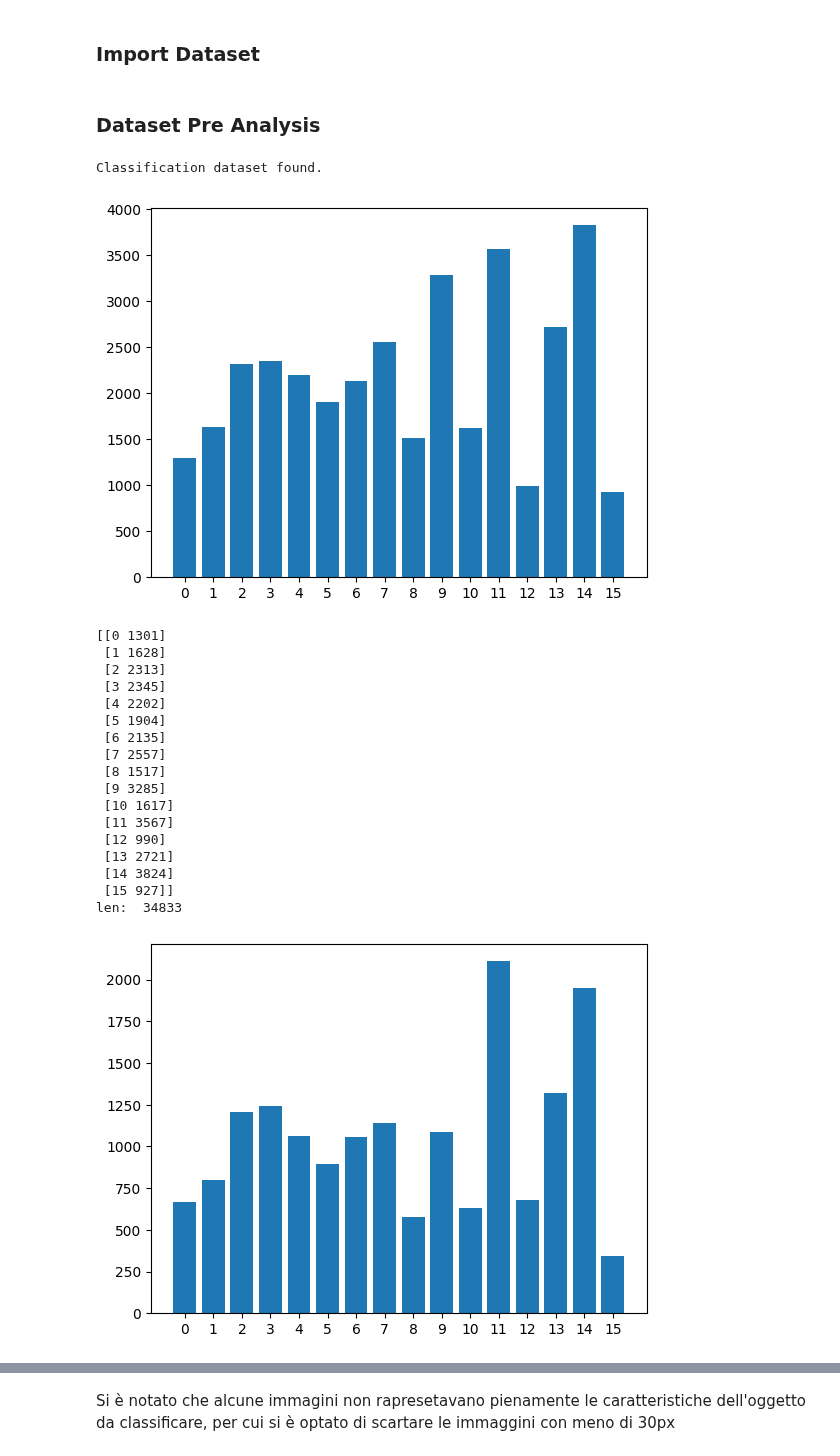
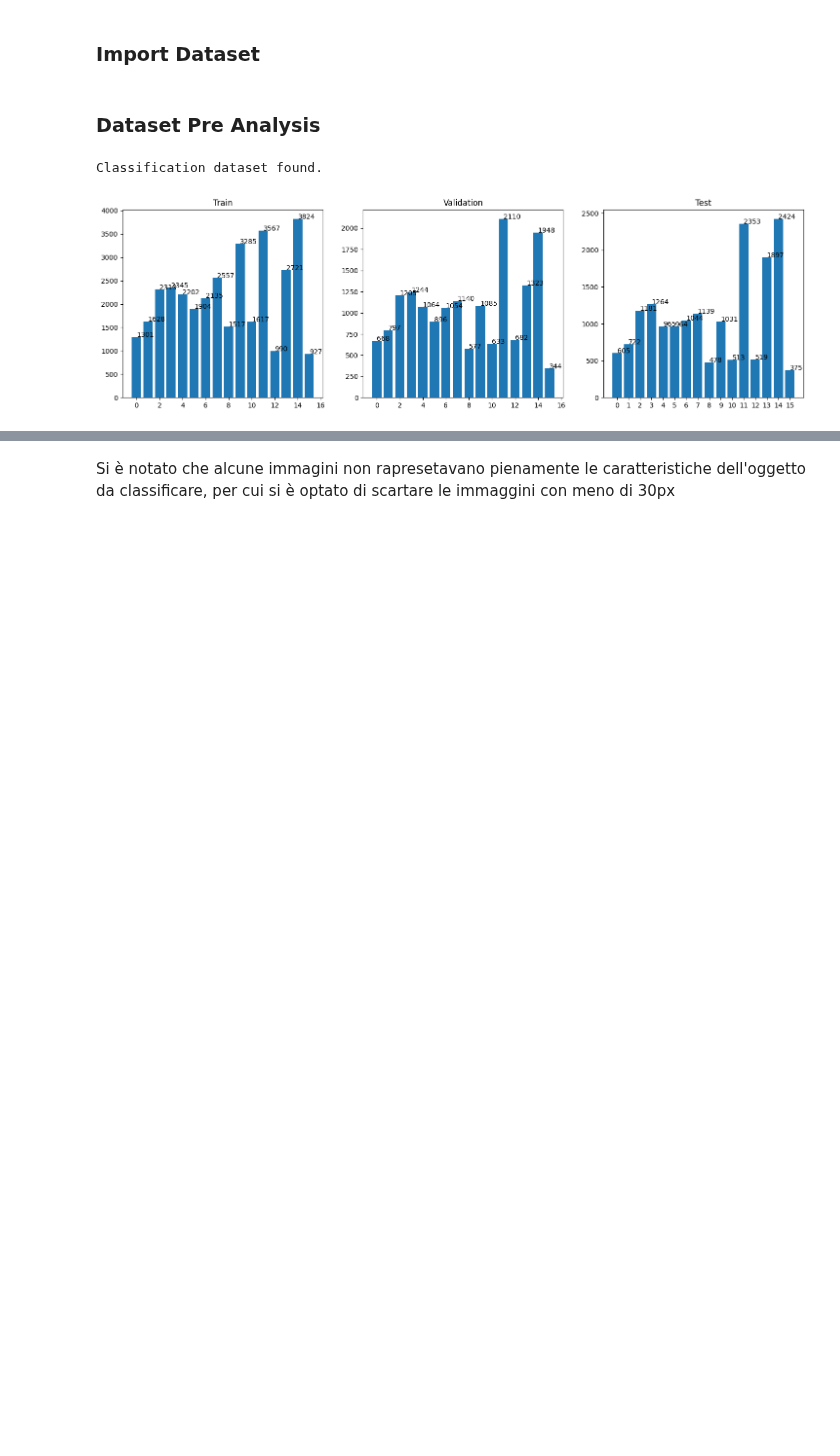
Before and after one commit to wredan/deep-learning-project, a Jupyter notebook: domain_adapt_notebook.ipynb, the cells around one changed output, grey strips where cells are left out. Saved outputs shown, nothing was run; the diff lists cells and outputs as text; code cells hidden in the pictures; blank space fills up the shorter version.

Commit message:
feat(preanalysis): add some style to preanalysis plots

```diff
--- a/domain_adapt_notebook.ipynb
+++ b/domain_adapt_notebook.ipynb
@@ -225,23 +225,26 @@ class CulturalSiteDataModule(pl.LightningDataModule):
         if stage == CulturalSiteDataModule.TEST_STAGE or stage == CulturalSiteDataModule.ALL_STAGE:
             self.cultural_site_test = CulturalSiteDataset(dataset_stage=CulturalSiteDataset.TEST, dataset_type=self.dataset_type, transform=self.transform)
 
-    def train_preanalysis(self):
-        self.__ds_preanalysis(self.cultural_site_train)
+    def train_preanalysis(self, subplot, title):
+        return self.__ds_preanalysis(self.cultural_site_train, subplot, title)
 
-    def val_preanalysis(self):
-        self.__ds_preanalysis(self.cultural_site_val)
+    def val_preanalysis(self, subplot, title):
+        return self.__ds_preanalysis(self.cultural_site_val, subplot, title)
 
-    def test_preanalysis(self):
-        self.__ds_preanalysis(self.cultural_site_test)
+    def test_preanalysis(self, subplot, title):
+        return self.__ds_preanalysis(self.cultural_site_test, subplot, title)
 
-    def __ds_preanalysis(self, dataset: CulturalSiteDataset):
+    def __ds_preanalysis(self, dataset: CulturalSiteDataset, subplot, title):
         image_dataset = dataset.get_image_dataset()
         unique, counts = np.unique(image_dataset[:, 2], return_counts=True)
-        plt.bar(unique, counts)
+        subplot.bar(unique, counts)
         plt.xticks(unique.astype(np.float32))
-        plt.show()
-        print(np.column_stack((unique,counts)))
-        print("len: ", len(image_dataset))
+        for index, value in enumerate(list(counts)):
+            subplot.text(index, value, str(value))
+        subplot.set_title(title)
+        return subplot
+        # print(np.column_stack((unique,counts)))
+        # print("len: ", len(image_dataset))
 
     def filter_train(self):
         self.cultural_site_train.filter_dataset()
@@ -287,26 +290,11 @@ dm.setup(CulturalSiteDataModule.ALL_STAGE)
 # %% [output]
 Classification dataset found.
 # %%
-dm.train_preanalysis()
-dm.val_preanalysis()
-dm.test_preanalysis()
+fig, (train_subplot, val_subplot, test_subplot) = plt.subplots(1, 3)
+dm.train_preanalysis(train_subplot, 'Train')
+dm.val_preanalysis(val_subplot, 'Validation')
+dm.test_preanalysis(test_subplot, 'Test')
+fig.set_size_inches(18, 5)
+plt.show()
 # %% [output]
-[figure, old version]
+[figure, new version]
-[[0 1301]
- [1 1628]
- [2 2313]
- [3 2345]
- [4 2202]
- [5 1904]
- [6 2135]
- [7 2557]
- [8 1517]
- [9 3285]
- [10 1617]
- [11 3567]
- [12 990]
- [13 2721]
- [14 3824]
- [15 927]]
-len:  34833
-[figure, removed]
```
Also changed, not shown: parts of 5 cells of this notebook.
